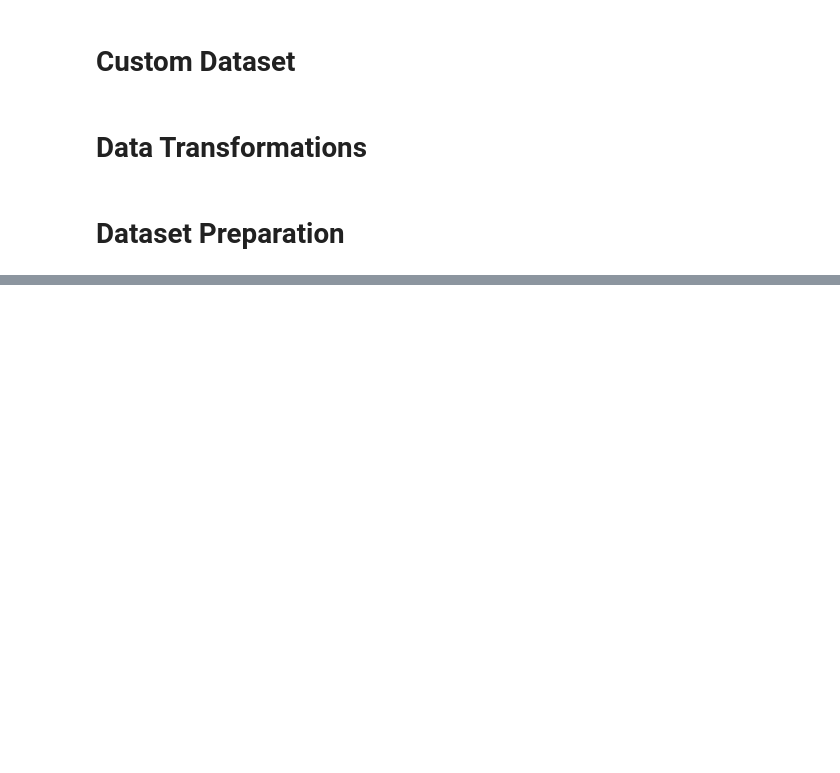
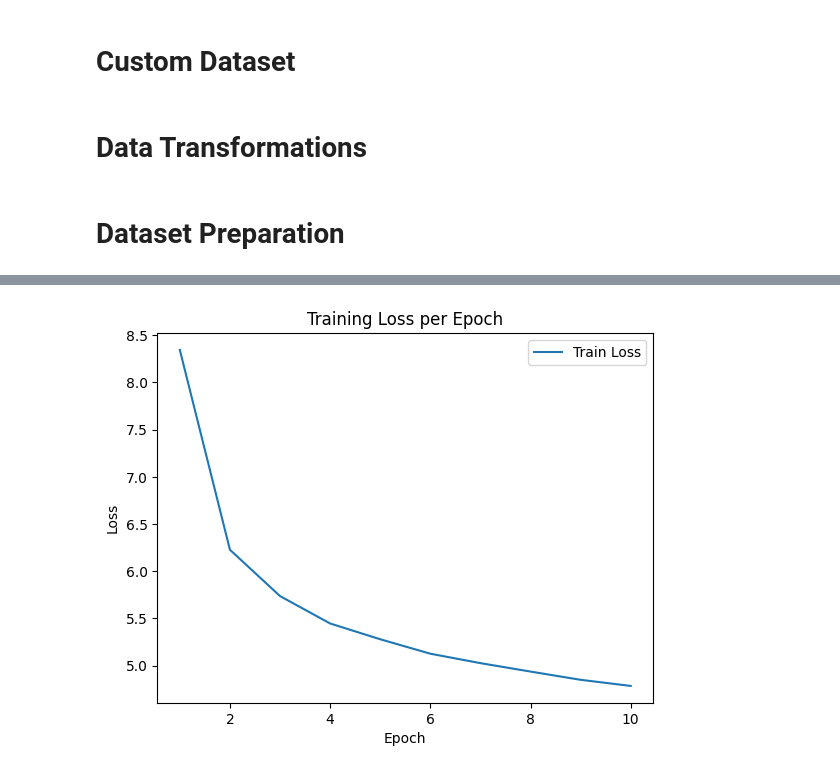
Before and after one commit to aminnademi/Predict-Fashion-Product-Images, a Jupyter notebook: Training/training_process.ipynb, the cells around one changed output, grey strips where cells are left out. Drawn from its saved outputs; the diff is of its cells as text; code cells hidden in the pictures; blank space fills up the shorter version.

Commit message:
Setup the Model & Start the Training Process with A Simple Plotting at End

```diff
--- a/Training/training_process.ipynb
+++ b/Training/training_process.ipynb
@@ -201,3 +201,8 @@ class MultiTaskModel(nn.Module):
         features = features.view(features.size(0), -1)  # Flatten
         outputs = [classifier(features) for classifier in self.classifiers]
         return outputs
+# %%
+# Model Setup
+model = MultiTaskModel(classes).to(DEVICE)
+criterion = nn.CrossEntropyLoss()
+optimizer = optim.Adam(model.parameters(), lr=LEARNING_RATE)
@@ -203,0 +211,18 @@ class MultiTaskModel(nn.Module):
+# %%
+# Training Loop
+train_losses = []
+for epoch in range(1, NUM_EPOCHS+1):
+    model.train()
+    running_loss = 0.0
+    for images, labels in tqdm(train_loader, desc=f"Train Epoch {epoch}"):
+        images, labels = images.to(DEVICE), labels.to(DEVICE)
+        optimizer.zero_grad()
+        outputs = model(images)
+        losses = [criterion(output, labels[:, i]) for i, output in enumerate(outputs)]
+        total_loss = sum(losses)
+        total_loss.backward()
+        optimizer.step()
+        running_loss += total_loss.item() * images.size(0)
+    epoch_train_loss = running_loss / len(train_dataset)
+    train_losses.append(epoch_train_loss)
+    print(f"Epoch {epoch}/{NUM_EPOCHS}: Train Loss: {epoch_train_loss:.4f}")
@@ -203,0 +240,10 @@ class MultiTaskModel(nn.Module):
+# %%
+# Plot training loss
+plt.plot(range(1, NUM_EPOCHS+1), train_losses, label='Train Loss')
+plt.xlabel('Epoch')
+plt.ylabel('Loss')
+plt.title('Training Loss per Epoch')
+plt.legend()
+plt.show()
+# %% [output]
+[figure, added]
```
Also changed, not shown: parts of 2 cells of this notebook.
